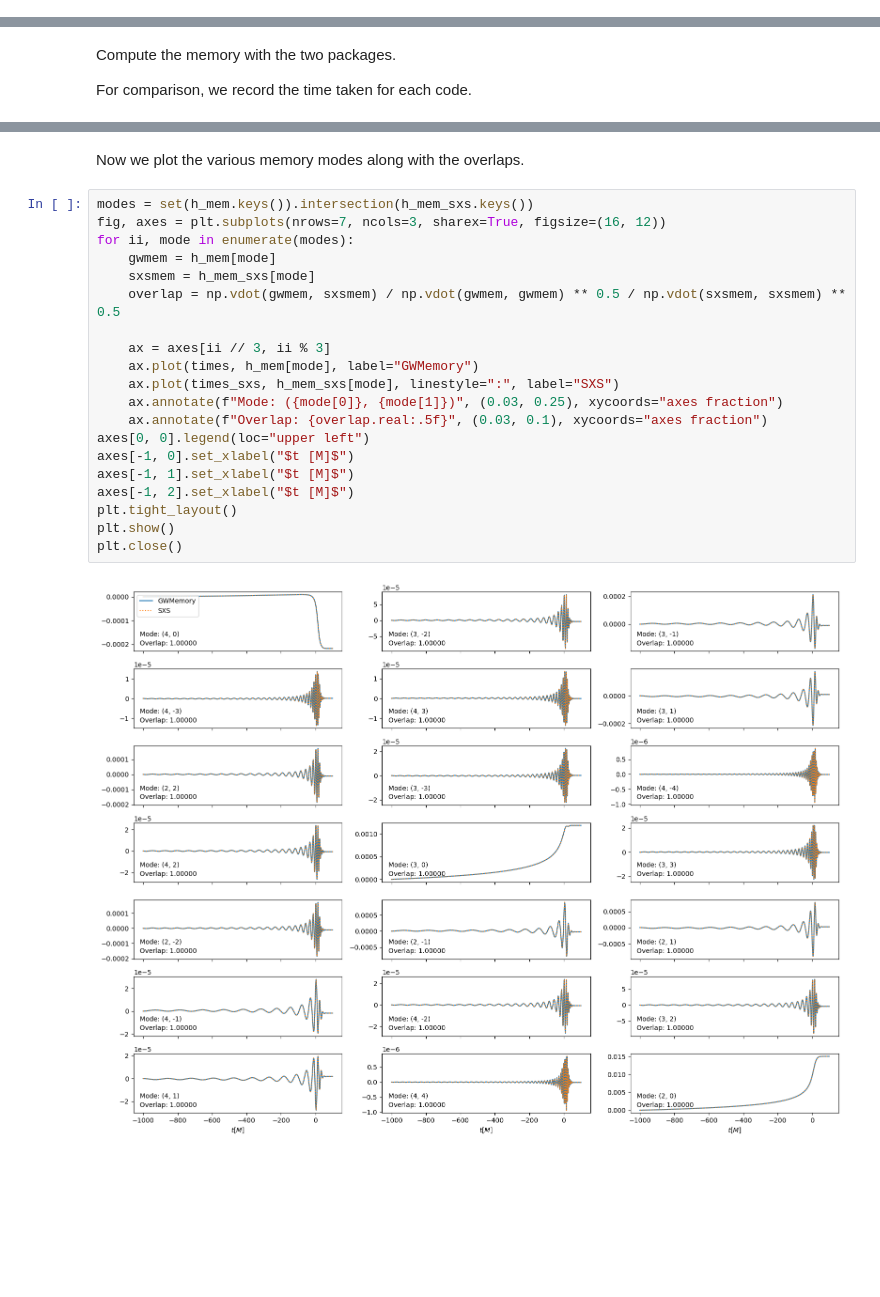
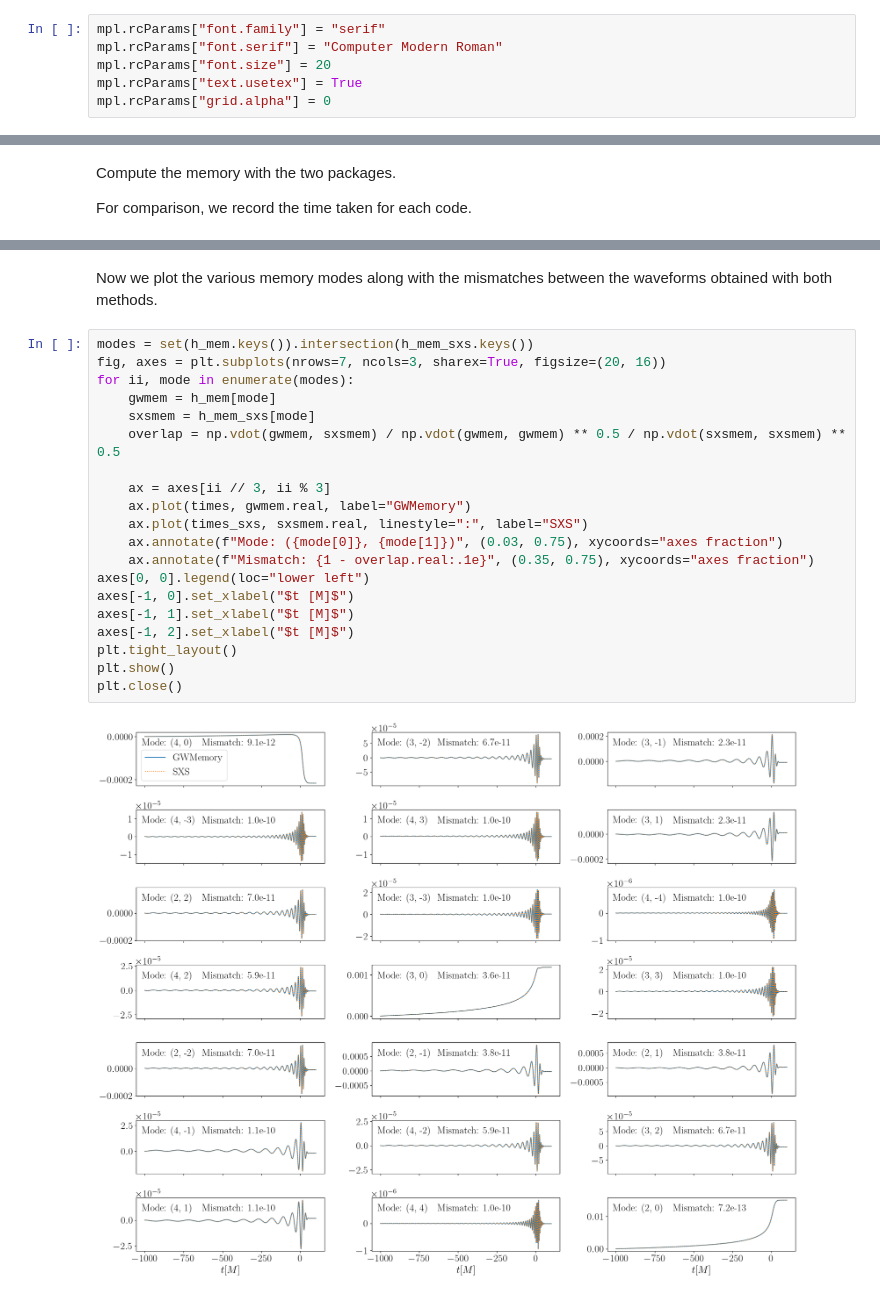
Before and after one commit to ColmTalbot/gwmemory, a Jupyter notebook: _gh-pages/latest/doctrees/nbsphinx/comparison.ipynb, the cells around one changed output, grey strips where cells are left out. Drawn from its saved outputs; the diff is of its cells as text; blank space fills up the shorter version.

```diff
--- a/_gh-pages/latest/doctrees/nbsphinx/comparison.ipynb
+++ b/_gh-pages/latest/doctrees/nbsphinx/comparison.ipynb
@@ -21,6 +24,12 @@ __name__ = gwsurrogate.new.spline_evaluation
 __package__= gwsurrogate.new
 setting __package__ to gwsurrogate.new so relative imports work
 setting __package__ to gwsurrogate.new so relative imports work
+# %%
+mpl.rcParams["font.family"] = "serif"
+mpl.rcParams["font.serif"] = "Computer Modern Roman"
+mpl.rcParams["font.size"] = 20
+mpl.rcParams["text.usetex"] = True
+mpl.rcParams["grid.alpha"] = 0
 # %% [markdown]
 Create the time domain model. We do this with the `gwsurrogate package`.
 
@@ -47,24 +60,24 @@ Wall time: 14.2 s
 # %% [markdown]
-Now we plot the various memory modes along with the overlaps.
+Now we plot the various memory modes along with the mismatches between the waveforms obtained with both methods.
 # %%
 modes = set(h_mem.keys()).intersection(h_mem_sxs.keys())
-fig, axes = plt.subplots(nrows=7, ncols=3, sharex=True, figsize=(16, 12))
+fig, axes = plt.subplots(nrows=7, ncols=3, sharex=True, figsize=(20, 16))
 for ii, mode in enumerate(modes):
     gwmem = h_mem[mode]
     sxsmem = h_mem_sxs[mode]
     overlap = np.vdot(gwmem, sxsmem) / np.vdot(gwmem, gwmem) ** 0.5 / np.vdot(sxsmem, sxsmem) ** 0.5
 
     ax = axes[ii // 3, ii % 3]
-    ax.plot(times, h_mem[mode], label="GWMemory")
-    ax.plot(times_sxs, h_mem_sxs[mode], linestyle=":", label="SXS")
-    ax.annotate(f"Mode: ({mode[0]}, {mode[1]})", (0.03, 0.25), xycoords="axes fraction")
-    ax.annotate(f"Overlap: {overlap.real:.5f}", (0.03, 0.1), xycoords="axes fraction")
-axes[0, 0].legend(loc="upper left")
+    ax.plot(times, gwmem.real, label="GWMemory")
+    ax.plot(times_sxs, sxsmem.real, linestyle=":", label="SXS")
+    ax.annotate(f"Mode: ({mode[0]}, {mode[1]})", (0.03, 0.75), xycoords="axes fraction")
+    ax.annotate(f"Mismatch: {1 - overlap.real:.1e}", (0.35, 0.75), xycoords="axes fraction")
+axes[0, 0].legend(loc="lower left")
 axes[-1, 0].set_xlabel("$t [M]$")
 axes[-1, 1].set_xlabel("$t [M]$")
 axes[-1, 2].set_xlabel("$t [M]$")
 plt.tight_layout()
 plt.show()
 plt.close()
 # %% [output]
-[figure, old version]
+[figure, new version]
```
Also changed, not shown: parts of 3 cells of this notebook, 37 other files.
